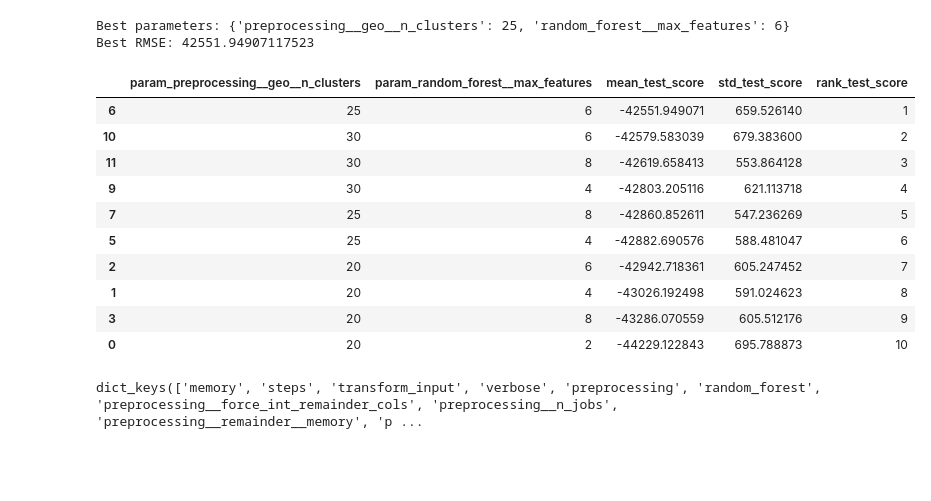
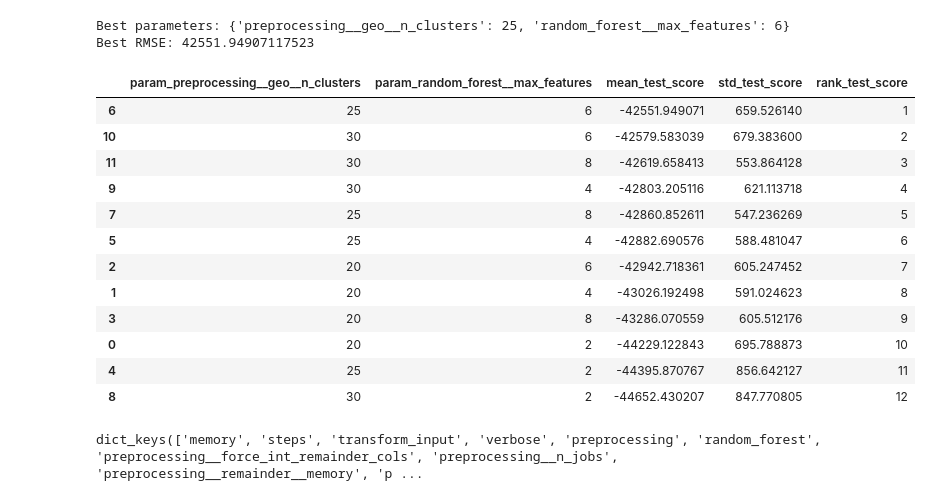
Before and after one commit to setyawanandrew74-pixel/MLops_Project_1, a Jupyter notebook: notebooks/data preparation final revisi.ipynb, the cells around one changed output. Cells and saved outputs as stored; diff of their text form; code cells hidden in the pictures; blank space fills up the shorter version.

```diff
--- a/notebooks/data preparation final revisi.ipynb
+++ b/notebooks/data preparation final revisi.ipynb
@@ -334,24 +334,26 @@ Best RMSE: 42551.94907117523
 # %%
 #hasil result dari grid search
 grid_cv_rest=pd.DataFrame(grid_search.cv_results_)
 grid_cv_rest.sort_values(by="mean_test_score", ascending=False, inplace=True)
 grid_cv_rest[["param_preprocessing__geo__n_clusters",
               "param_random_forest__max_features",
               "mean_test_score",
               "std_test_score",
-              "rank_test_score"]].head(10)
+              "rank_test_score"]]
 # %% [output]
 |  | param_preprocessing__geo__n_clusters | param_random_forest__max_features | mean_test_score | std_test_score | rank_test_score |
 | 6 | 25 | 6 | -42551.949071 | 659.526140 | 1 |
 | 10 | 30 | 6 | -42579.583039 | 679.383600 | 2 |
 | 11 | 30 | 8 | -42619.658413 | 553.864128 | 3 |
 | 9 | 30 | 4 | -42803.205116 | 621.113718 | 4 |
 | 7 | 25 | 8 | -42860.852611 | 547.236269 | 5 |
 | 5 | 25 | 4 | -42882.690576 | 588.481047 | 6 |
 | 2 | 20 | 6 | -42942.718361 | 605.247452 | 7 |
 | 1 | 20 | 4 | -43026.192498 | 591.024623 | 8 |
 | 3 | 20 | 8 | -43286.070559 | 605.512176 | 9 |
 | 0 | 20 | 2 | -44229.122843 | 695.788873 | 10 |
+| 4 | 25 | 2 | -44395.870767 | 856.642127 | 11 |
+| 8 | 30 | 2 | -44652.430207 | 847.770805 | 12 |
 # %%
 full_pipeline.get_params().keys()
 # %% [output]
```
Also changed, not shown: parts of 5 cells of this notebook.
